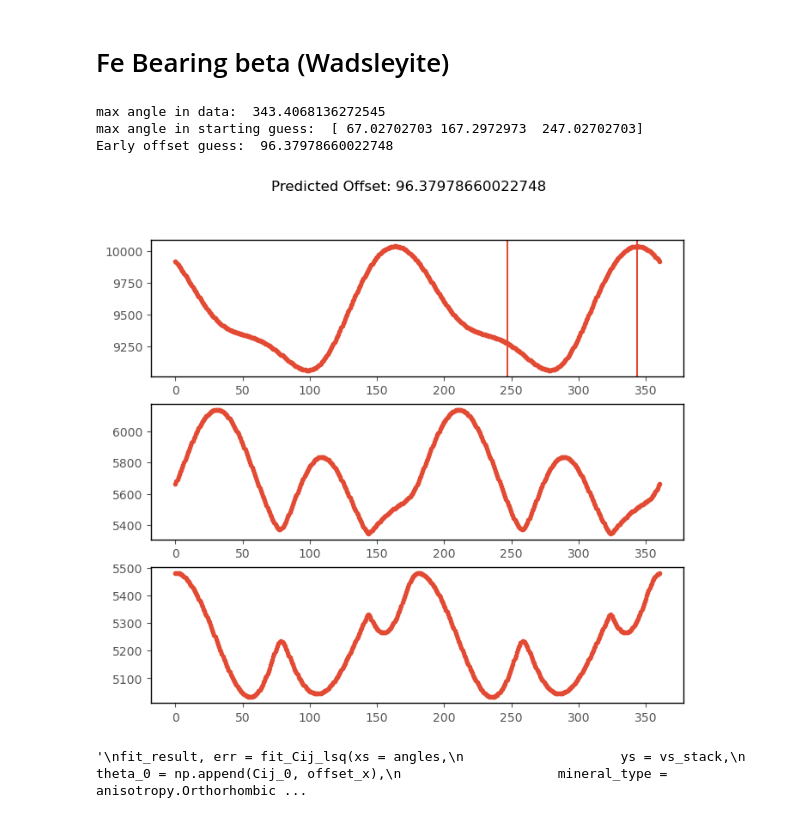
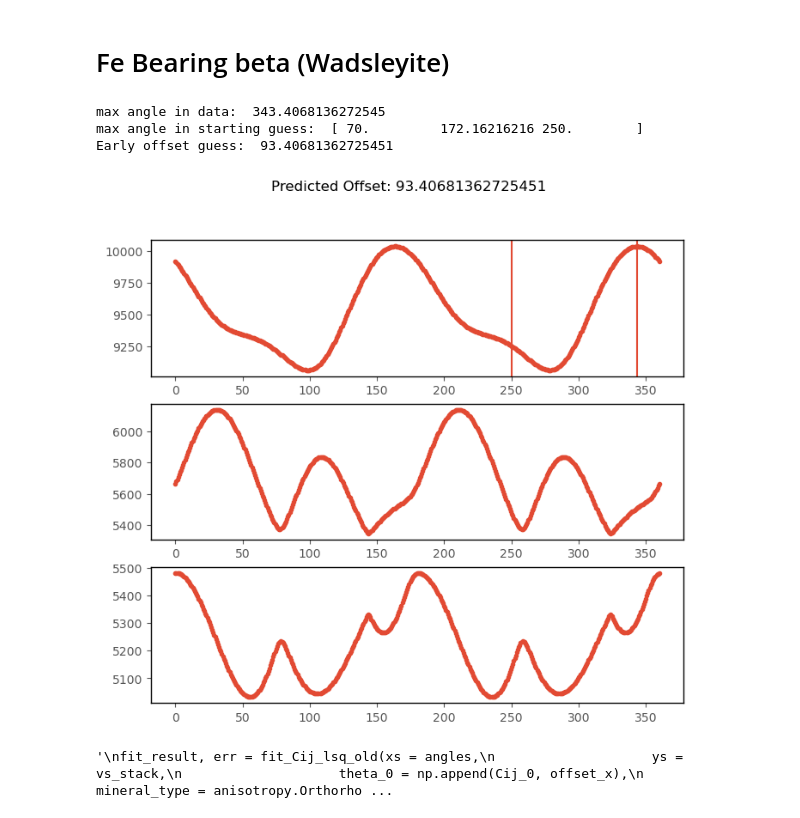
Before and after one commit to jordankando/brillouinfitting, a Jupyter notebook: BrillouinFitting/Brillouin_Fitting.ipynb, the cells around one changed output. Cells and saved outputs as stored; diff of their text form; code cells hidden in the pictures.

```diff
--- a/BrillouinFitting/Brillouin_Fitting.ipynb
+++ b/BrillouinFitting/Brillouin_Fitting.ipynb
@@ -981,7 +1089,7 @@ plt.show()
 
 
 """
-fit_result, err = fit_Cij_lsq(xs = angles,
+fit_result, err = fit_Cij_lsq_old(xs = angles,
                     ys = vs_stack,
                     theta_0 = np.append(Cij_0, offset_x),
                     mineral_type = anisotropy.OrthorhombicMaterial,
@@ -1008,37 +1116,37 @@ angles_true, vps_true, vs1s_true, vs2s_true = generate_sparse_test_data(mineral_
                                                 Cijs = mgo_stiffness,
                                                 offset = offset_true,
                                                 start_angle = 0.,
                                                 end_angle = 360,
                                                 hkl_norm = hkl_norm,
                                                 unit_cell_params = unit_cell_params,
                                                 rho = rho,
                                                 n_data = 1000,
                                                 noise_mean = 0,
                                                 noise_sigma = 0)
 
 
 
 fig, ax = plt.subplots(3, 1, figsize = (5,7))
 ax[0].plot(angles, vps, '.-', label = "simulated lab data")
 ax[1].plot(angles, vs1s, '.-')
 ax[2].plot(angles, vs2s, '.-')
 ax[0].plot(angles_fit, vps_fit, '-', label = "fit result")
 ax[1].plot(angles_fit, vs1s_fit, '-')
 ax[2].plot(angles_fit, vs2s_fit, '-')
 ax[0].plot(angles_true, vps_true, '-', label = "true")
 ax[1].plot(angles_true, vs1s_true, '-')
 ax[2].plot(angles_true, vs2s_true, '-')
 plt.suptitle("Fit result")
 ax[0].legend()
 plt.show()
 
 print(err)"""
 # %% [output]
 max angle in data:  343.4068136272545
-max angle in starting guess:  [ 67.02702703 167.2972973  247.02702703]
-Early offset guess:  96.37978660022748
+max angle in starting guess:  [ 70.         172.16216216 250.        ]
+Early offset guess:  93.40681362725451
-[figure, old version]
+[figure, new version]
-'\nfit_result, err = fit_Cij_lsq(xs = angles,\n                    ys = vs_stack,\n                    theta_0 = np.append(Cij_0, offset_x),\n                    mineral_type = anisotropy.Orthorhombic ...
+'\nfit_result, err = fit_Cij_lsq_old(xs = angles,\n                    ys = vs_stack,\n                    theta_0 = np.append(Cij_0, offset_x),\n                    mineral_type = anisotropy.Orthorho ...
 # %%
 mgo_stiffness = [348, 78, 102,372, 105, 254, 106, 115, 97]
 mgo_stiffness = np.array(mgo_stiffness) * 1e9
```
Also changed, not shown: parts of 16 cells of this notebook.
